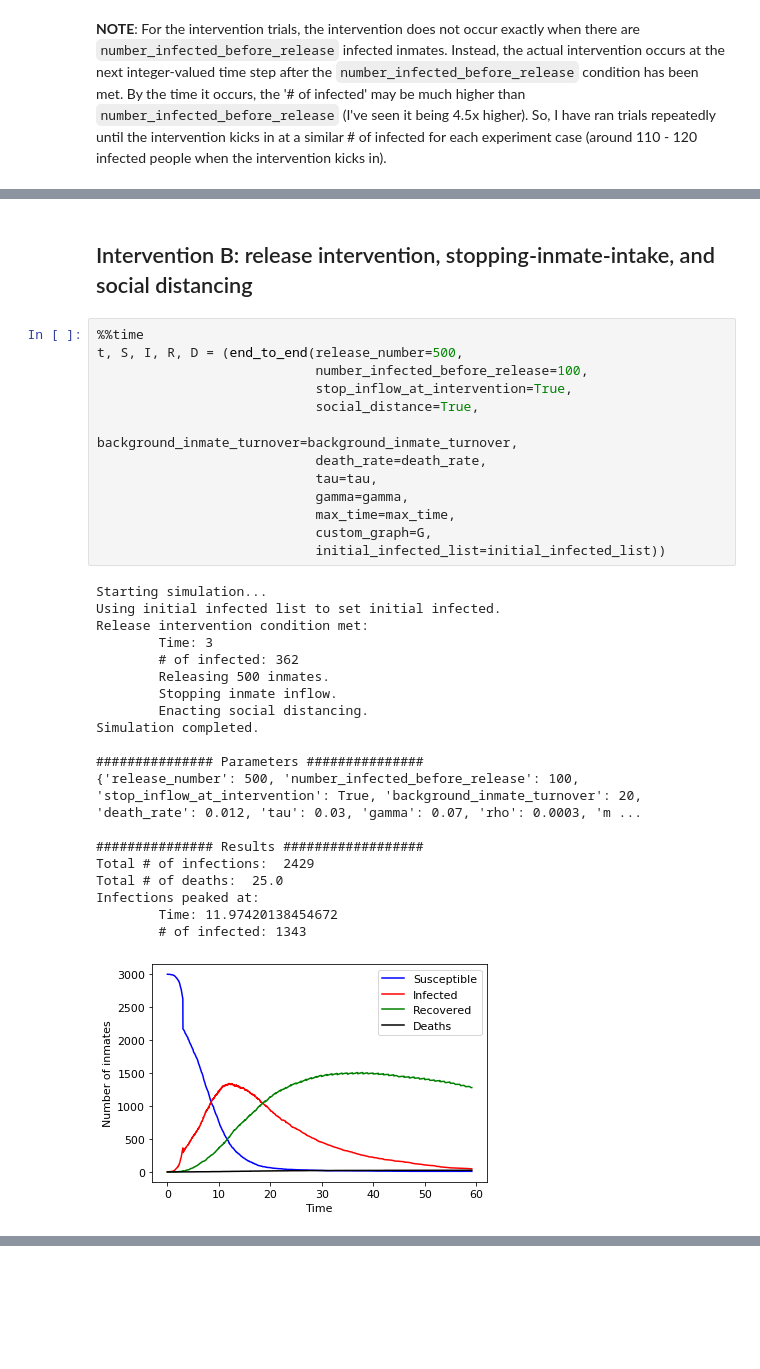
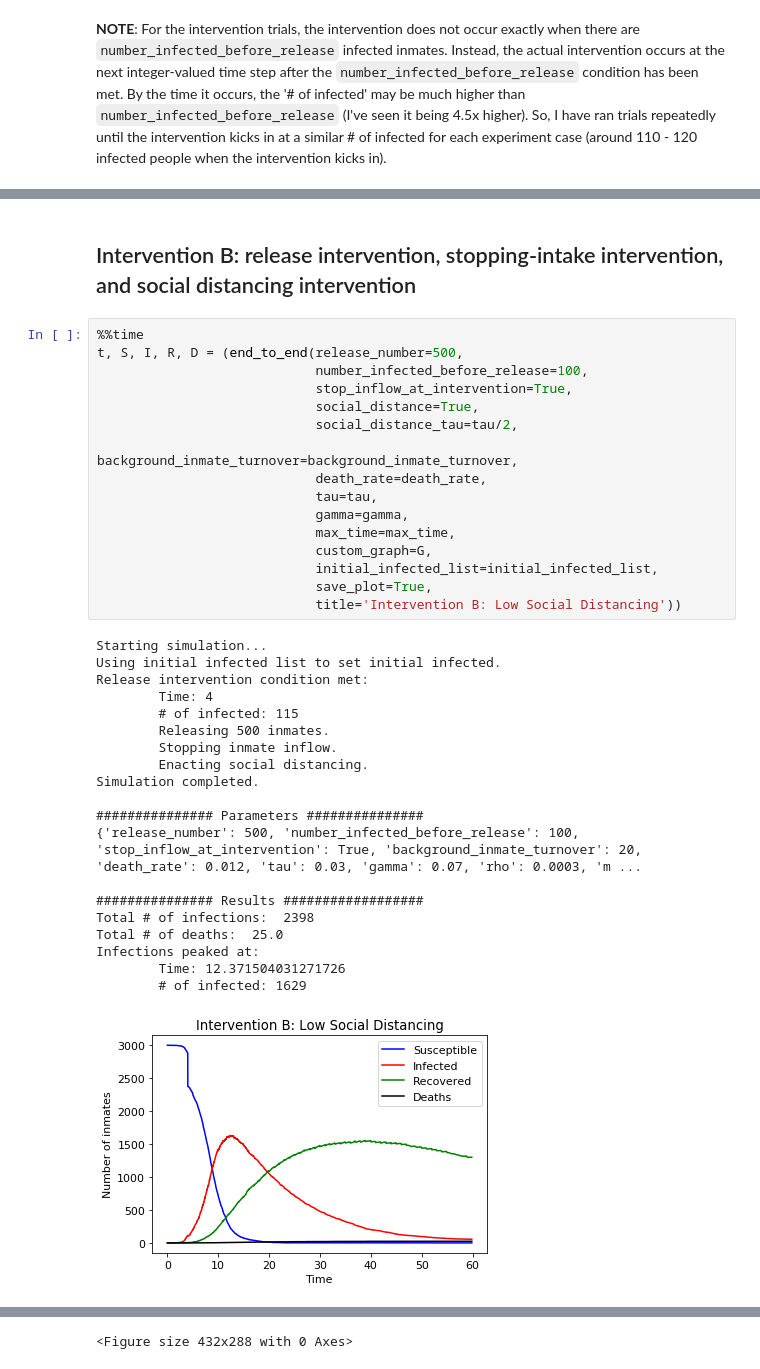
Before and after one commit to bwolfson97/UCLA-Networks-Final-Project, a Jupyter notebook: experiments.ipynb, the cells around one changed output, grey strips where cells are left out. Drawn from its saved outputs; the diff is of its cells as text; blank space fills up the shorter version.

```diff
--- a/experiments.ipynb
+++ b/experiments.ipynb
@@ -164,36 +207,39 @@ Wall time: 4.24 s
 # %% [markdown]
-## Intervention B: release intervention, stopping-inmate-intake, and social distancing
+## Intervention B: release intervention, stopping-intake intervention, and social distancing intervention
 # %%
 %%time
 t, S, I, R, D = (end_to_end(release_number=500,
                             number_infected_before_release=100,
                             stop_inflow_at_intervention=True,
                             social_distance=True,
+                            social_distance_tau=tau/2,
                             background_inmate_turnover=background_inmate_turnover,
                             death_rate=death_rate,
                             tau=tau,
                             gamma=gamma,
                             max_time=max_time,
                             custom_graph=G,
-                            initial_infected_list=initial_infected_list))
+                            initial_infected_list=initial_infected_list,
+                            save_plot=True,
+                            title='Intervention B: Low Social Distancing'))
 # %% [output]
 Starting simulation...
 Using initial infected list to set initial infected.
 Release intervention condition met:
-        Time: 3
-        # of infected: 362
+        Time: 4
+        # of infected: 115
         Releasing 500 inmates.
         Stopping inmate inflow.
         Enacting social distancing.
 Simulation completed.
 
 ############### Parameters ###############
 {'release_number': 500, 'number_infected_before_release': 100, 'stop_inflow_at_intervention': True, 'background_inmate_turnover': 20, 'death_rate': 0.012, 'tau': 0.03, 'gamma': 0.07, 'rho': 0.0003, 'm ...
 
 ############### Results ##################
-Total # of infections:  2429
+Total # of infections:  2398
 Total # of deaths:  25.0
 Infections peaked at:
-        Time: 11.97420138454672
-        # of infected: 1343
+        Time: 12.371504031271726
+        # of infected: 1629
-[figure, old version]
+[figure, new version]
@@ -200,0 +248 @@ Wall time: 3.57 s
+<Figure size 432x288 with 0 Axes>
```
Also changed, not shown: parts of 18 cells of this notebook.
